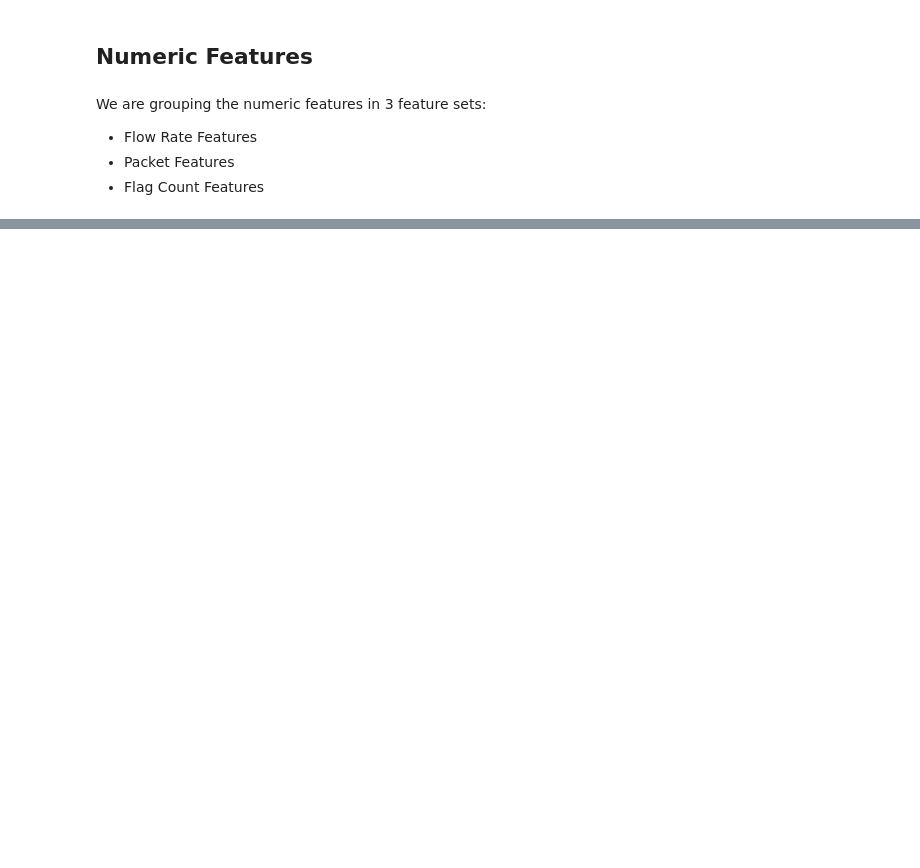
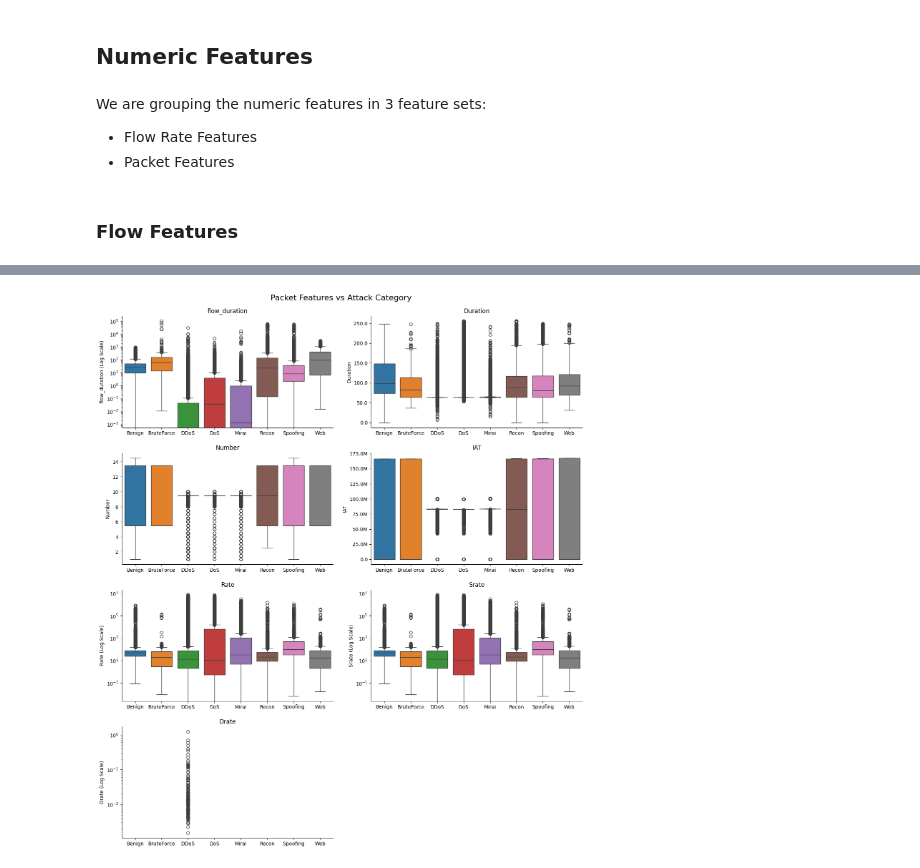
Before and after one commit to inaciobr/Multi-Stage-IoT-Intrusion-Detection, a Jupyter notebook: notebooks/1 - EDA.ipynb, the cells around one changed output, grey strips where cells are left out. Cells and saved outputs as stored; diff of their text form; code cells hidden in the pictures; blank space fills up the shorter version.

```diff
--- a/notebooks/1 - EDA.ipynb
+++ b/notebooks/1 - EDA.ipynb
@@ -526,4 +651,17 @@ print_percentage_df(df, 'label', features['tcp_flag'])
 We are grouping the numeric features in 3 feature sets:
 - Flow Rate Features
 - Packet Features
-- Flag Count Features
+# %% [markdown]
+### Flow Features
+# %%
+%%time
+
+plot_box_attack_features(
+    df.sample(2_000_000),
+    features=features['flow'],
+    label_column='general_label',
+    title="Packet Features vs Attack Category",
+    log_features={'flow_duration', 'Rate', 'Srate', 'Drate'},
+    color_map=general_attack_color
+)
+# %% [output]
@@ -529,0 +670 @@ We are grouping the numeric features in 3 feature sets:
+[figure, added]
```
Also changed, not shown: parts of 15 cells of this notebook.
